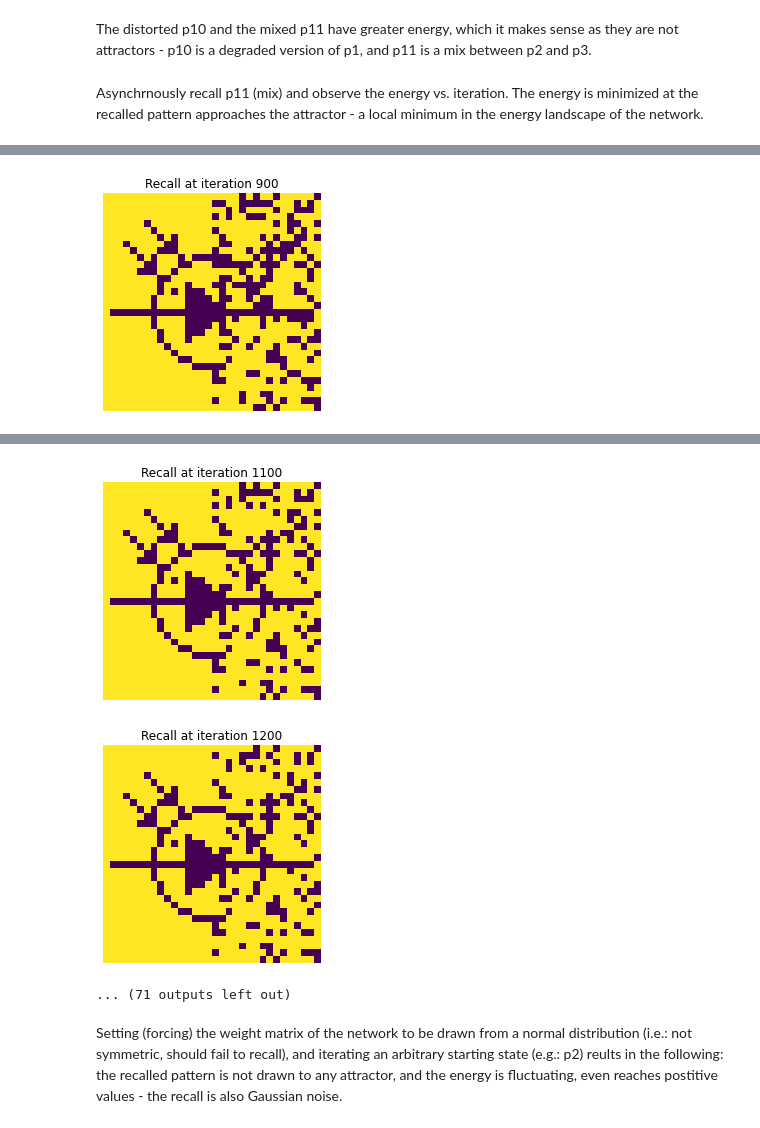
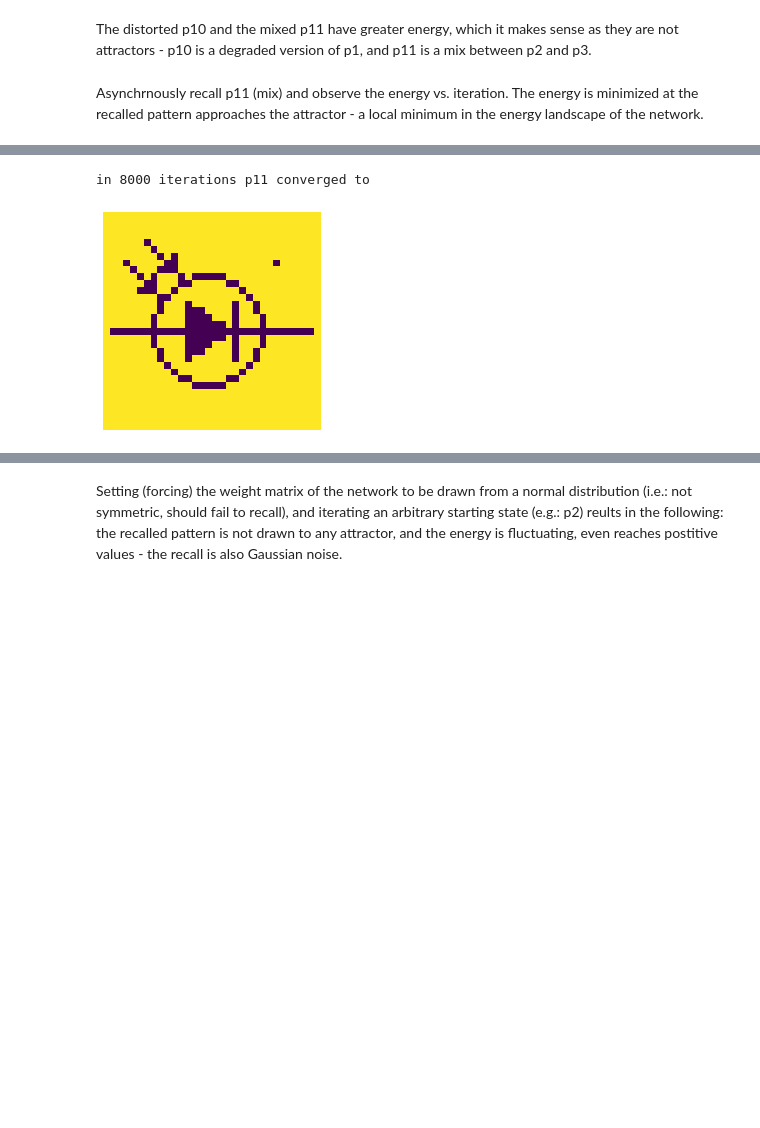
Before and after one commit to mark-antal-csizmadia/hopfield-networks, a Jupyter notebook: Hopfield Networks.ipynb, the cells around one changed output, grey strips where cells are left out. Saved outputs shown, nothing was run; the diff lists cells and outputs as text; code cells hidden in the pictures; blank space fills up the shorter version.

```diff
--- a/Hopfield Networks.ipynb
+++ b/Hopfield Networks.ipynb
@@ -675,10 +672,10 @@ x10 e: -422892.0
 x11 e: -174592.0
 # %% [markdown]
 The distorted p10 and the mixed p11 have greater energy, which it makes sense as they are not attractors - p10 is a degraded version of p1, and p11 is a mix between p2 and p3.
-# %% [markdown]
-Asynchrnously recall p11 (mix) and observe the energy vs. iteration. The energy is minimized at the recalled pattern approaches the attractor - a local minimum in the energy landscape of the network.
+# %% [markdown]
+Asynchrnously recall p11 (mix) and observe the energy vs. iteration. The energy is minimized at the recalled pattern approaches the attractor - a local minimum in the energy landscape of the network.
 # %%
-viz_recall_dict = {"i": 100, "shape": (32, 32)}
+viz_recall_dict = {"i": 1000, "shape": (32, 32)}
 patternr, it, energies = hn.recall_until_convergence(patterns_all[10], if_sequential=True, with_energy=True,
                                            exit=8000, **viz_recall_dict)
 print(f"in {it} iterations p11 converged to")
@@ -701 +698,2 @@ plt.show()
+in 8000 iterations p11 converged to
-[figure, old version]
+[figure, new version]
@@ -703,6 +701,3 @@ plt.show()
-[figure, removed]
-[figure, removed]
-... (71 outputs left out)
 # %% [markdown]
 Setting (forcing) the weight matrix of the network to be drawn from a normal distribution (i.e.: not symmetric, should fail to recall), and iterating an arbitrary starting state (e.g.: p2) reults in the following: the recalled pattern is not drawn to any attractor, and the energy is fluctuating, even reaches postitive values - the recall is also Gaussian noise.
 # %%
```
Also changed, not shown: parts of 68 cells of this notebook.
